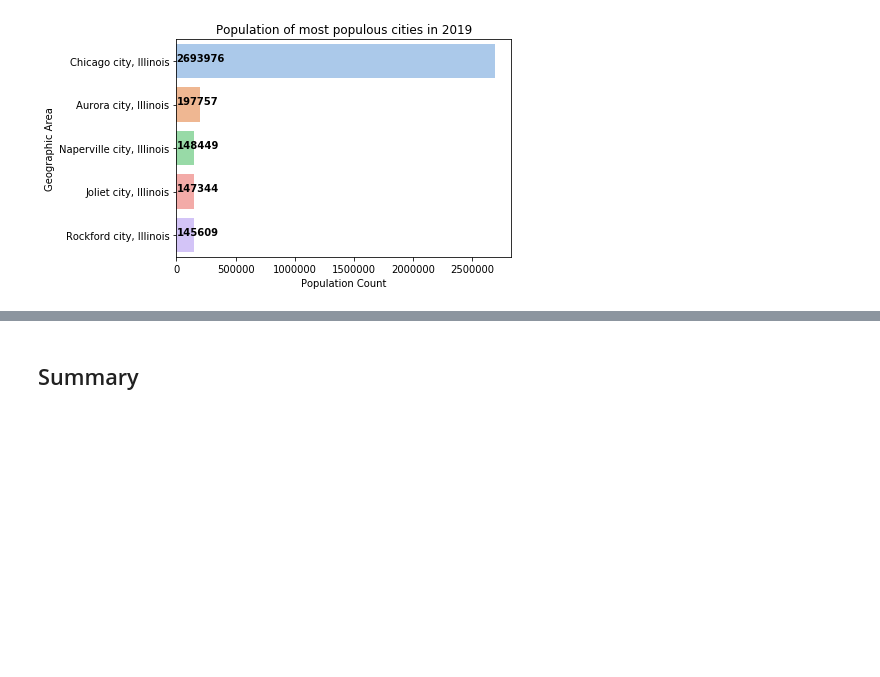
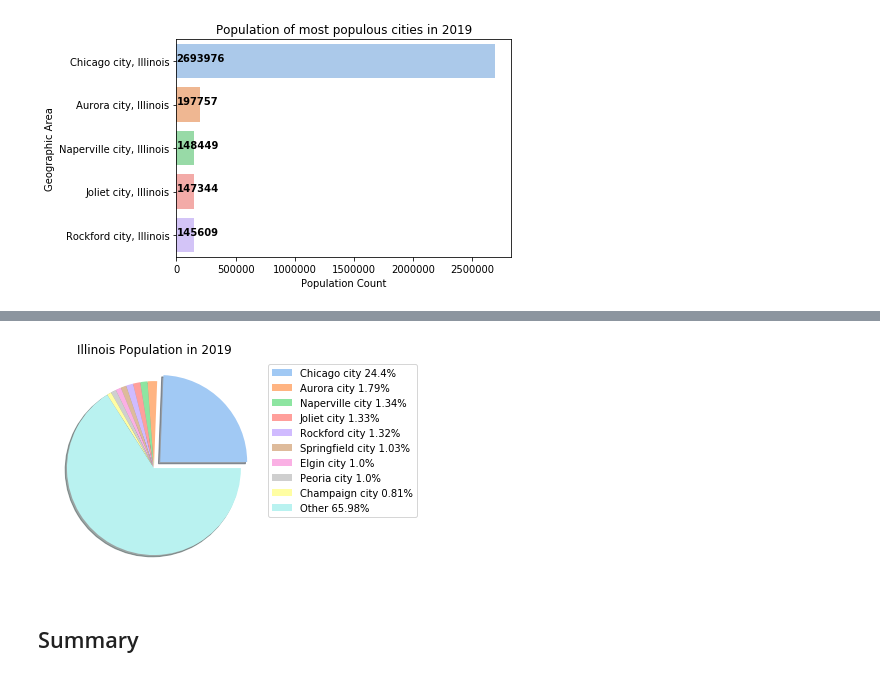
Before and after one commit to tcyang01/Data-Visualization, a Jupyter notebook: censusIL/censusIL.ipynb, the cells around one changed output, grey strips where cells are left out. Saved outputs shown, nothing was run; the diff lists cells and outputs as text; code cells hidden in the pictures; blank space fills up the shorter version.

```diff
--- a/censusIL/censusIL.ipynb
+++ b/censusIL/censusIL.ipynb
@@ -250,2 +262,30 @@ plt.show()
+# %%
+areas = df['Geographic Area'].unique()
+year_19 = df['2019']
+year_19_series = df.groupby('Geographic Area')['2019'].sum().sort_values(ascending=False)
+label = []
+pop = []
+count = 9
+total = 0
+percent = 0
+
+for area in year_19_series.index:
+    if count > 0:
+        percent += np.round(year_19_series[area]/year_19_series.sum()*100,2)
+        percent_label = str(np.round(year_19_series[area]/year_19_series.sum()*100,2))+'%'
+        label.append(area.split(', ')[0] + ' ' + percent_label)
+        pop.append(year_19_series[area])
+        count -=1
+    else:
+        total += year_19_series[area]
+
+label.append('Other' + ' ' + str(np.round(100-percent,2)) + '%')
+pop.append(total)
+plt.title('Illinois Population in 2019')
+plt.pie(pop,explode=(0.1,0,0,0,0,0,0,0,0,0),pctdistance=0.6,colors=sns.color_palette('pastel'),shadow=True)
+plt.legend(labels=label,bbox_to_anchor=(1,1))
+plt.show()
+# %% [output]
+[figure, added]
 # %% [markdown]
 ## Summary
```
Also changed, not shown: parts of 8 cells of this notebook.
